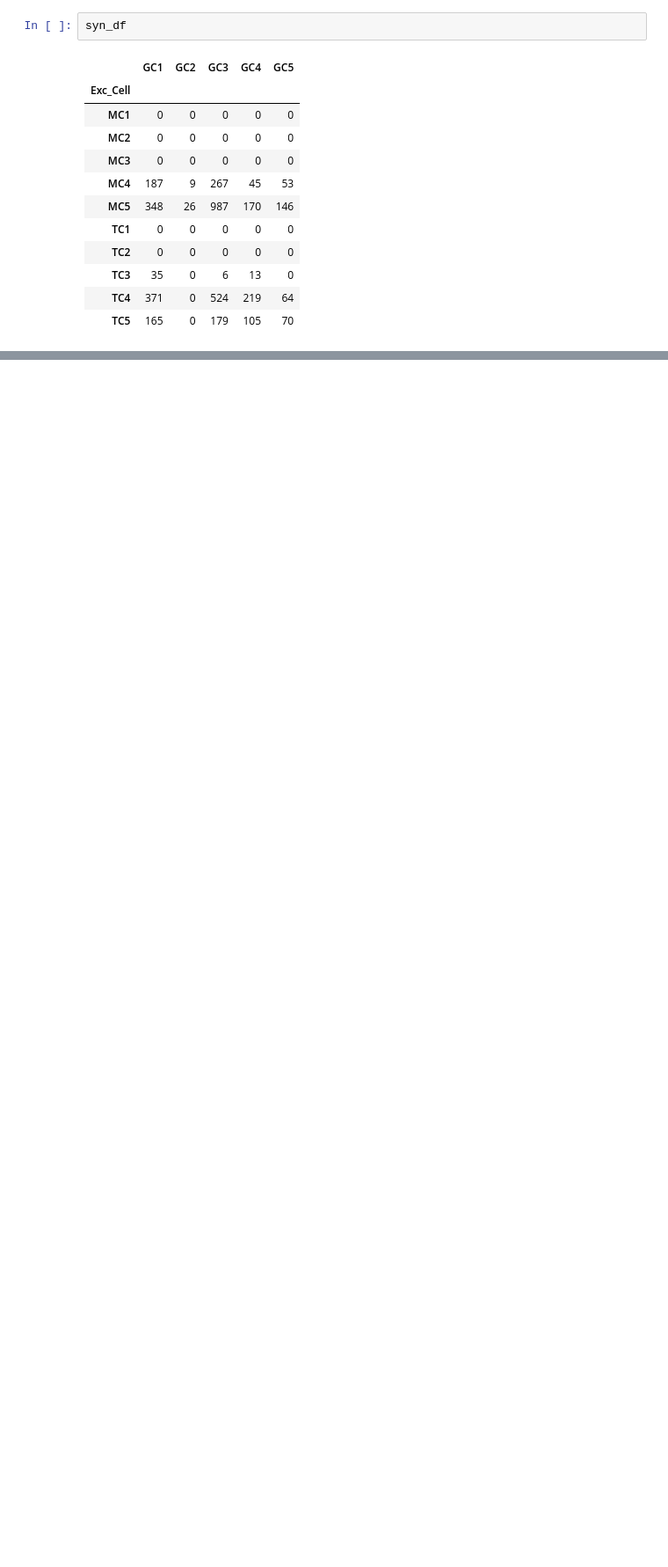
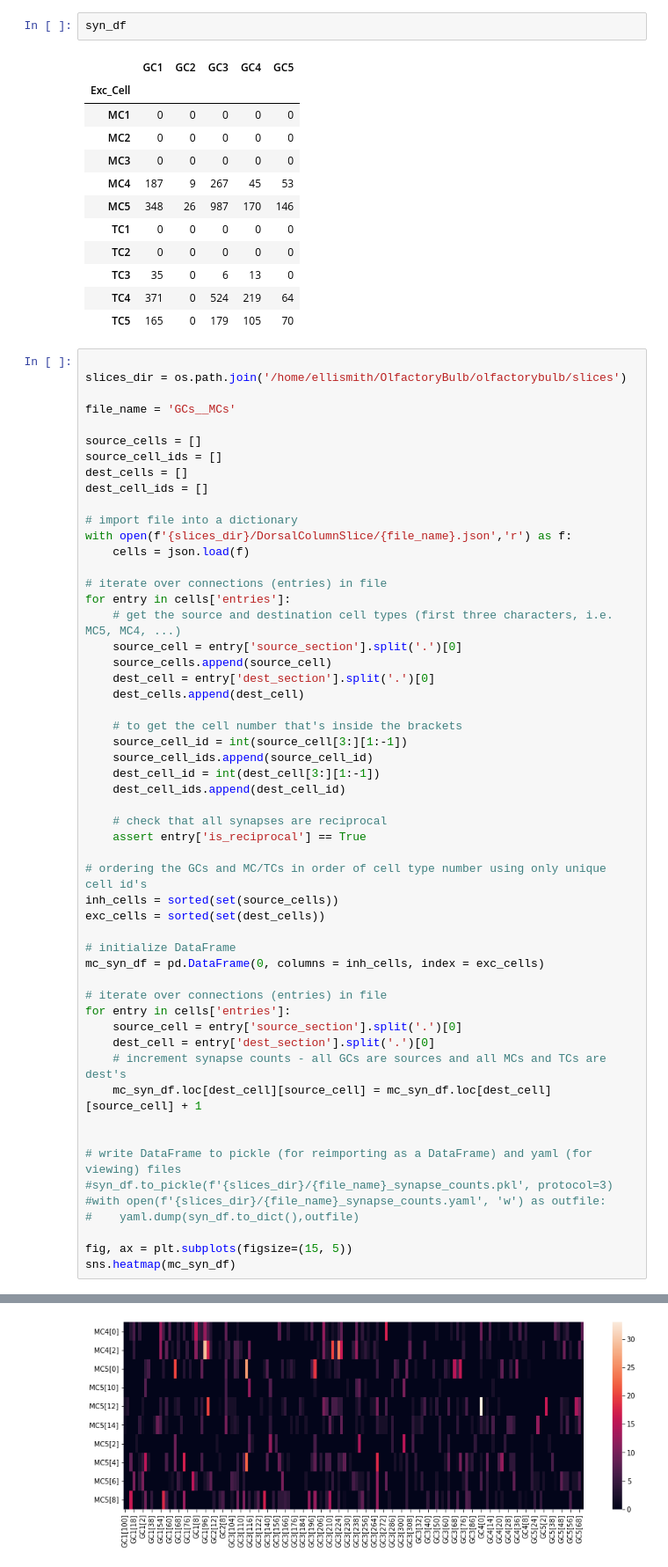
Before and after one commit to ellismith/OlfactoryBulb, a Jupyter notebook: notebooks/parse_synapses.ipynb, the cells around one changed output, grey strips where cells are left out. Shown: that part at 88% size. Cells and saved outputs as stored; diff of their text form; blank space fills up the shorter version.

Commit message:
gets synapse counts between individual cells

```diff
--- a/notebooks/parse_synapses.ipynb
+++ b/notebooks/parse_synapses.ipynb
@@ -186,3 +189,58 @@ syn_df
 | TC3 | 35 | 0 | 6 | 13 | 0 |
 | TC4 | 371 | 0 | 524 | 219 | 64 |
 | TC5 | 165 | 0 | 179 | 105 | 70 |
+# %%
+
+slices_dir = os.path.join('/home/ellismith/OlfactoryBulb/olfactorybulb/slices')
+
+file_name = 'GCs__MCs'
+
+source_cells = []
+source_cell_ids = []
+dest_cells = []
+dest_cell_ids = []
+
+# import file into a dictionary
+with open(f'{slices_dir}/DorsalColumnSlice/{file_name}.json','r') as f:
+    cells = json.load(f)
+
+# iterate over connections (entries) in file
+for entry in cells['entries']:
+    # get the source and destination cell types (first three characters, i.e. MC5, MC4, ...)
+    source_cell = entry['source_section'].split('.')[0]
+    source_cells.append(source_cell)
+    dest_cell = entry['dest_section'].split('.')[0]
+    dest_cells.append(dest_cell)
+
+    # to get the cell number that's inside the brackets
+    source_cell_id = int(source_cell[3:][1:-1])
+    source_cell_ids.append(source_cell_id)
+    dest_cell_id = int(dest_cell[3:][1:-1])
+    dest_cell_ids.append(dest_cell_id)
+
+    # check that all synapses are reciprocal
+    assert entry['is_reciprocal'] == True
+
+# ordering the GCs and MC/TCs in order of cell type number using only unique cell id's
+inh_cells = sorted(set(source_cells))
+exc_cells = sorted(set(dest_cells))
+
+# initialize DataFrame
+mc_syn_df = pd.DataFrame(0, columns = inh_cells, index = exc_cells)
+
+# iterate over connections (entries) in file
+for entry in cells['entries']:
+    source_cell = entry['source_section'].split('.')[0]
+    dest_cell = entry['dest_section'].split('.')[0]
+    # increment synapse counts - all GCs are sources and all MCs and TCs are dest's
+    mc_syn_df.loc[dest_cell][source_cell] = mc_syn_df.loc[dest_cell][source_cell] + 1
+
+
+# write DataFrame to pickle (for reimporting as a DataFrame) and yaml (for viewing) files
+#syn_df.to_pickle(f'{slices_dir}/{file_name}_synapse_counts.pkl', protocol=3)
+#with open(f'{slices_dir}/{file_name}_synapse_counts.yaml', 'w') as outfile:
+#    yaml.dump(syn_df.to_dict(),outfile)
+
+fig, ax = plt.subplots(figsize=(15, 5))
+sns.heatmap(mc_syn_df)
+# %% [output]
@@ -188,0 +248 @@ syn_df
+[figure, added]
```
Also changed, not shown: parts of 9 cells of this notebook.
